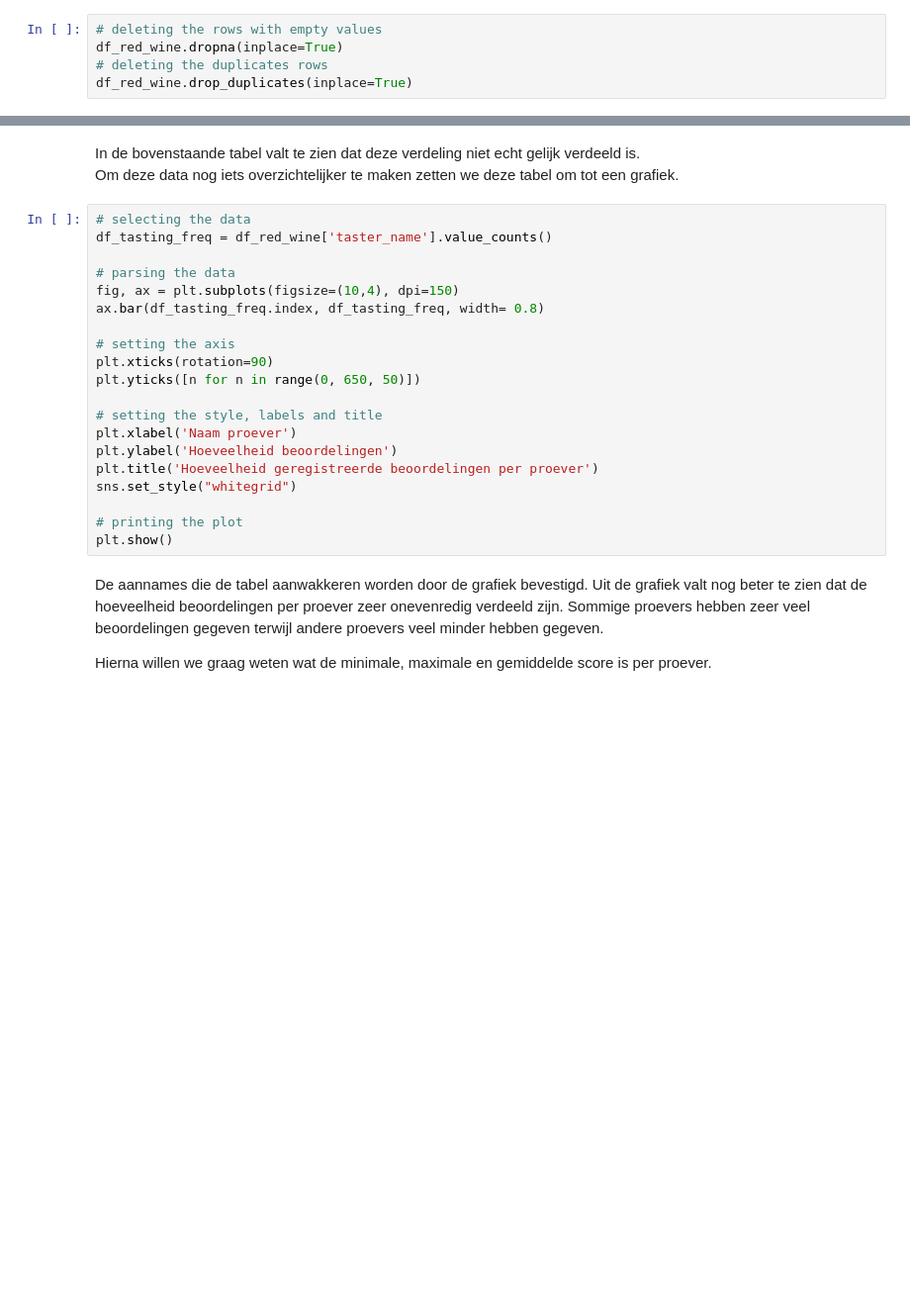
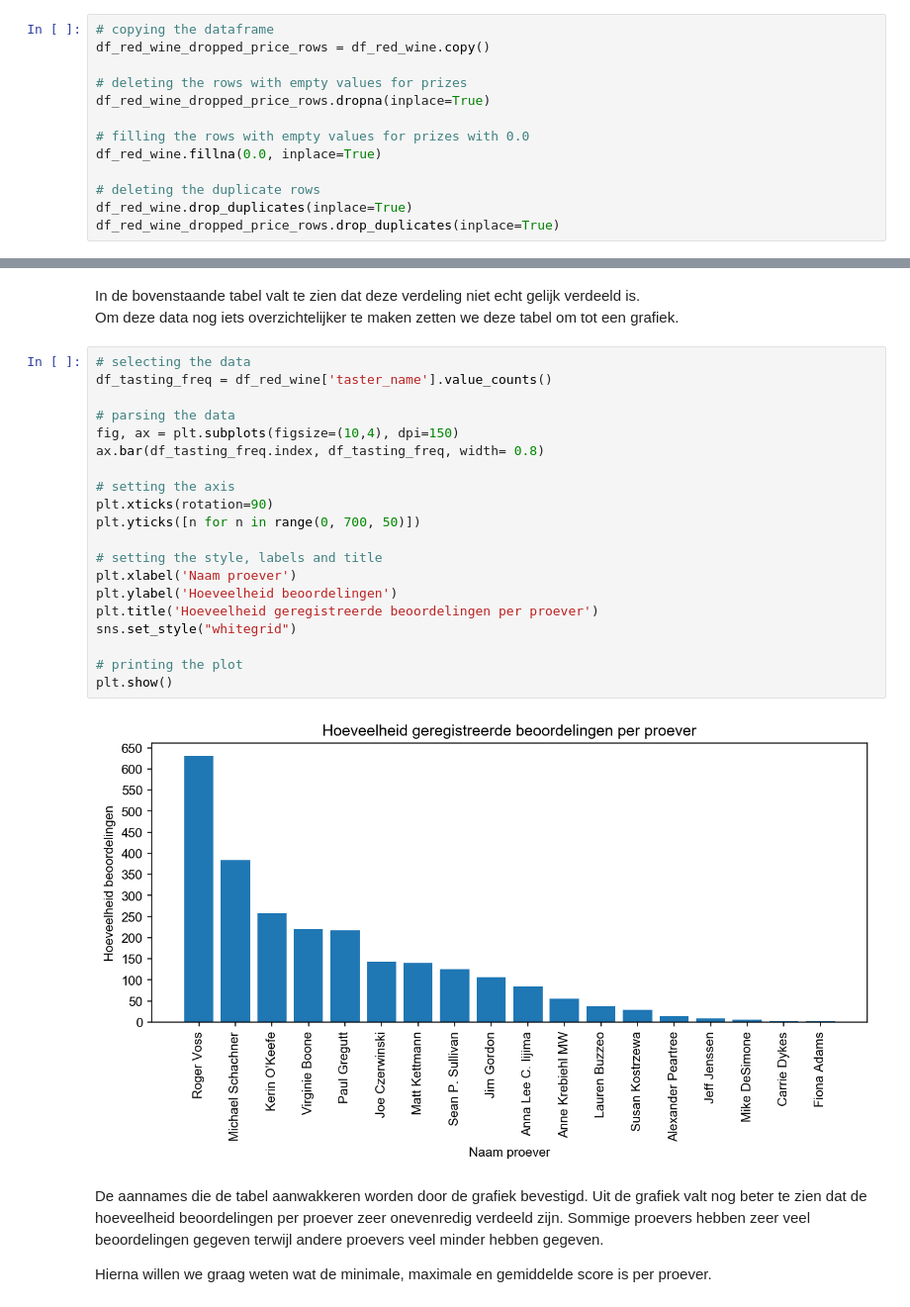
Before and after one commit to StanMey/Casusopdracht_Computational_Modelling, a Jupyter notebook: Casus_uitwerking.ipynb, the cells around one changed output, grey strips where cells are left out. Shown at 99% size. Drawn from its saved outputs; the diff is of its cells as text; blank space fills up the shorter version.

```diff
--- a/Casus_uitwerking.ipynb
+++ b/Casus_uitwerking.ipynb
@@ -151,8 +213,16 @@ We droppen dus alle rijen met missende waardes en tegelijkertijd verwijderen we
 # %%
-# deleting the rows with empty values
-df_red_wine.dropna(inplace=True)
-# deleting the duplicates rows
+# copying the dataframe
+df_red_wine_dropped_price_rows = df_red_wine.copy()
+
+# deleting the rows with empty values for prizes
+df_red_wine_dropped_price_rows.dropna(inplace=True)
+
+# filling the rows with empty values for prizes with 0.0
+df_red_wine.fillna(0.0, inplace=True)
+
+# deleting the duplicate rows
 df_red_wine.drop_duplicates(inplace=True)
+df_red_wine_dropped_price_rows.drop_duplicates(inplace=True)
 # %% [markdown]
 Nu moeten we nog checken of elke kolom de geschikte datatype heeft.
 # %%
@@ -191,23 +339,25 @@ Om deze data nog iets overzichtelijker te maken zetten we deze tabel om tot een
 # %%
 # selecting the data
 df_tasting_freq = df_red_wine['taster_name'].value_counts()
 
 # parsing the data
 fig, ax = plt.subplots(figsize=(10,4), dpi=150)
 ax.bar(df_tasting_freq.index, df_tasting_freq, width= 0.8)
 
 # setting the axis
 plt.xticks(rotation=90)
-plt.yticks([n for n in range(0, 650, 50)])
+plt.yticks([n for n in range(0, 700, 50)])
 
 # setting the style, labels and title
 plt.xlabel('Naam proever')
 plt.ylabel('Hoeveelheid beoordelingen')
 plt.title('Hoeveelheid geregistreerde beoordelingen per proever')
 sns.set_style("whitegrid")
 
 # printing the plot
 plt.show()
+# %% [output]
+[figure, added]
 # %% [markdown]
 De aannames die de tabel aanwakkeren worden door de grafiek bevestigd. Uit de grafiek valt nog beter te zien dat de hoeveelheid beoordelingen per proever zeer onevenredig verdeeld zijn. Sommige proevers hebben zeer veel beoordelingen gegeven terwijl andere proevers veel minder hebben gegeven.
 
```
Also changed, not shown: parts of 41 cells of this notebook.
